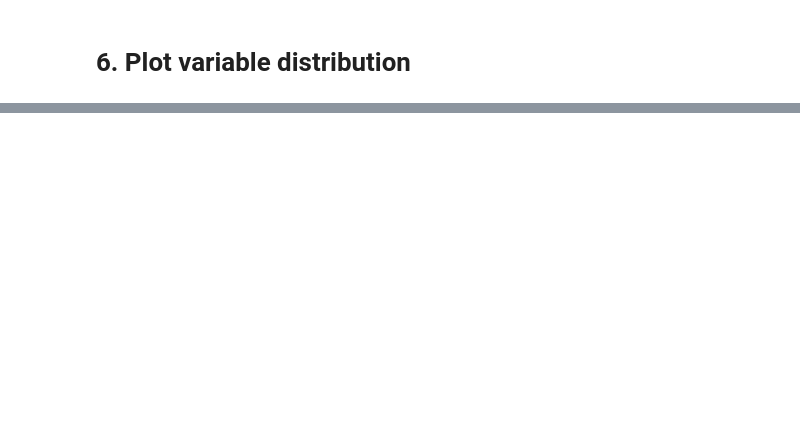
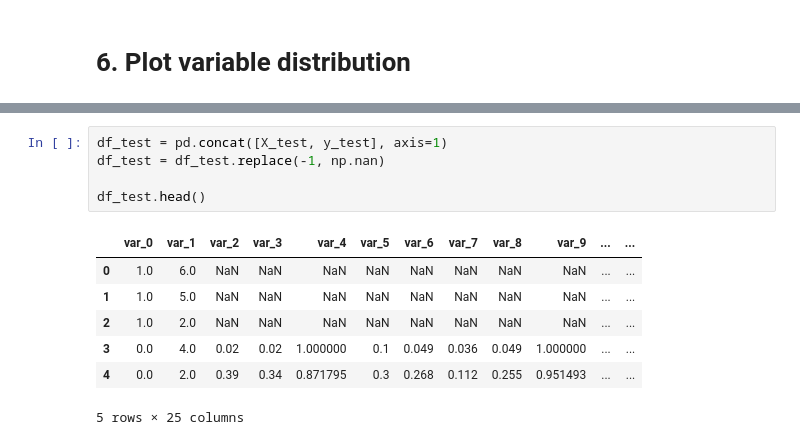
Before and after one commit to MiaHenstridge/temporal-heterophily-aware-graph-neural-network-for-fraud-detection, a Jupyter notebook: src/01_eda.ipynb, the cells around one changed output, grey strips where cells are left out. Saved outputs shown, nothing was run; the diff lists cells and outputs as text; blank space fills up the shorter version.

```diff
--- a/src/01_eda.ipynb
+++ b/src/01_eda.ipynb
@@ -148,0 +145,13 @@ plt.tight_layout()
+# %%
+df_test = pd.concat([X_test, y_test], axis=1)
+df_test = df_test.replace(-1, np.nan)
+
+df_test.head()
+# %% [output]
+|  | var_0 | var_1 | var_2 | var_3 | var_4 | var_5 | var_6 | var_7 | var_8 | var_9 | ... | ... |
+| 0 | 1.0 | 6.0 | NaN | NaN | NaN | NaN | NaN | NaN | NaN | NaN | ... | ... |
+| 1 | 1.0 | 5.0 | NaN | NaN | NaN | NaN | NaN | NaN | NaN | NaN | ... | ... |
+| 2 | 1.0 | 2.0 | NaN | NaN | NaN | NaN | NaN | NaN | NaN | NaN | ... | ... |
+| 3 | 0.0 | 4.0 | 0.02 | 0.02 | 1.000000 | 0.1 | 0.049 | 0.036 | 0.049 | 1.000000 | ... | ... |
+| 4 | 0.0 | 2.0 | 0.39 | 0.34 | 0.871795 | 0.3 | 0.268 | 0.112 | 0.255 | 0.951493 | ... | ... |
+5 rows × 25 columns
```
Also changed, not shown: parts of 9 cells of this notebook, 6 other files.
